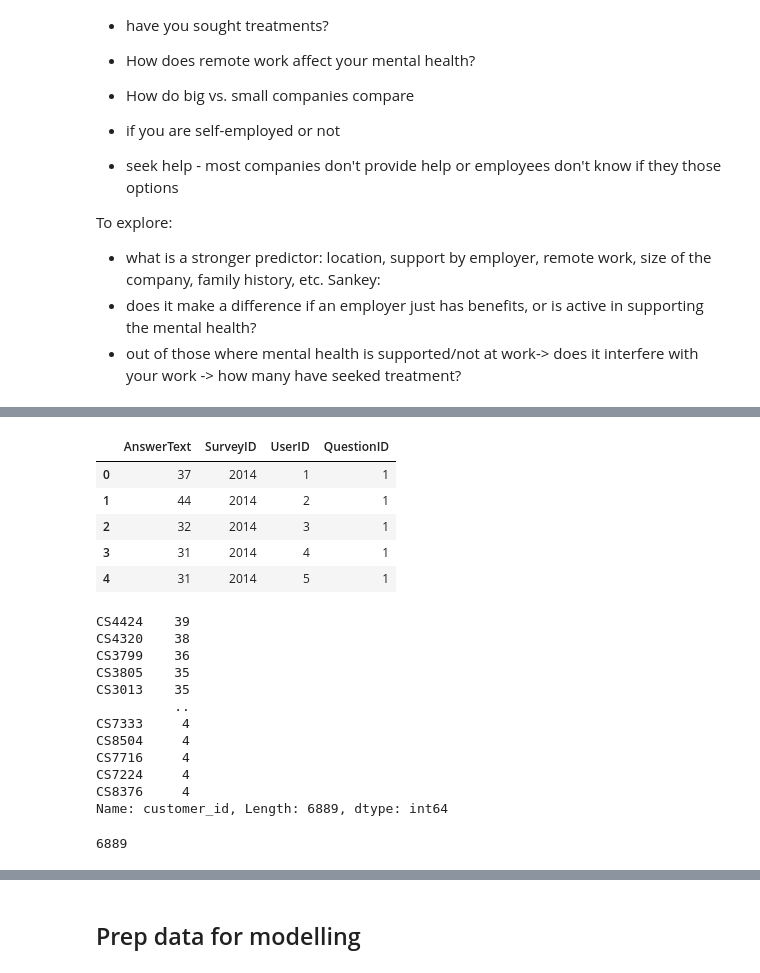
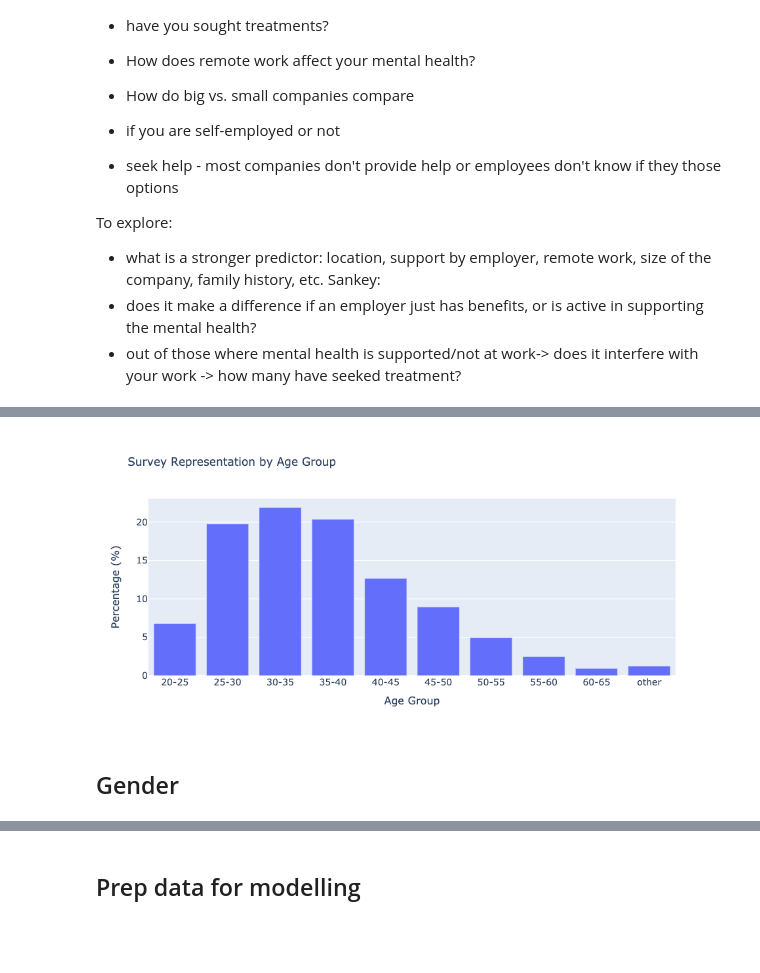
Before and after one commit to kgereb/mental-health-tech, a Jupyter notebook: tech_ment_health.ipynb, the cells around one changed output, grey strips where cells are left out. Drawn from its saved outputs; the diff is of its cells as text; code cells hidden in the pictures; blank space fills up the shorter version.

```diff
--- a/tech_ment_health.ipynb
+++ b/tech_ment_health.ipynb
@@ -135,30 +266,31 @@ survey_df.head()
-# %%
-answer_df.head()
-# %% [output]
-|  | AnswerText | SurveyID | UserID | QuestionID |
-| 0 | 37 | 2014 | 1 | 1 |
-| 1 | 44 | 2014 | 2 | 1 |
-| 2 | 32 | 2014 | 3 | 1 |
-| 3 | 31 | 2014 | 4 | 1 |
-| 4 | 31 | 2014 | 5 | 1 |
-# %%
-df.customer_id.value_counts()
-# %% [output]
-CS4424    39
-CS4320    38
-CS3799    36
-CS3805    35
-CS3013    35
-          ..
-CS7333     4
-CS8504     4
-CS7716     4
-CS7224     4
-CS8376     4
-Name: customer_id, Length: 6889, dtype: int64
-# %%
-df.customer_id.nunique()
-# %% [output]
-6889
+# %%
+import plotly.graph_objects as go
+
+fig = go.Figure(data=[
+    go.Bar(x=age_groups_df['age_group'],
+           y=age_groups_df['perc']*100),
+])
+# Change the bar mode
+fig.update_layout(barmode='group',
+                  xaxis=dict(
+                        title='Age Group',
+                        titlefont_size=16,
+                        tickfont_size=14,
+                    ),
+                  yaxis=dict(
+                        title='Percentage (%)',
+                        titlefont_size=16,
+                        tickfont_size=14,
+                    ),
+                 )
+
+fig.update(layout_title_text='Survey Representation by Age Group',
+           layout_showlegend=False)
+
+fig.show()
+# %% [output]
+[figure, added]
+# %% [markdown]
+## Gender
 # %%
 # Let's have a look at the stats of the columns
```
Also changed, not shown: parts of 34 cells of this notebook.
